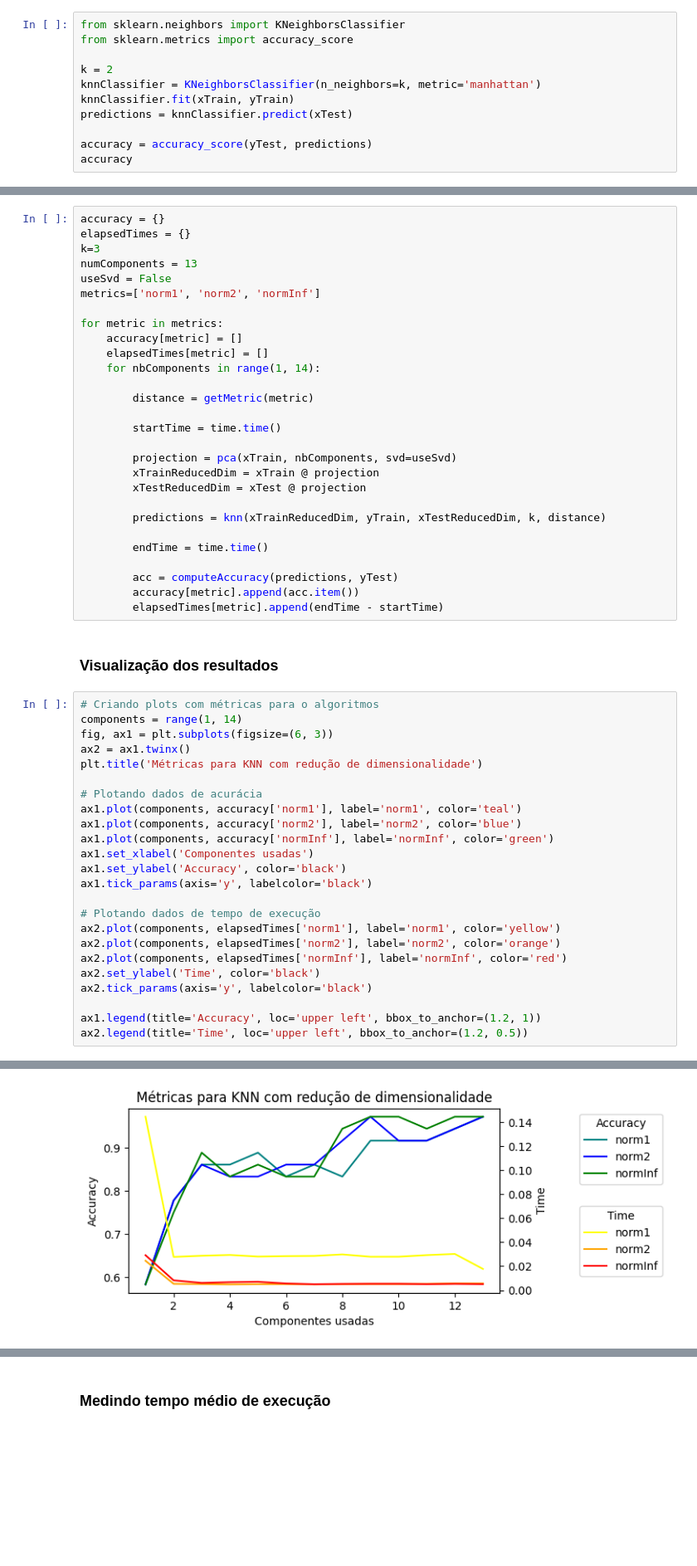
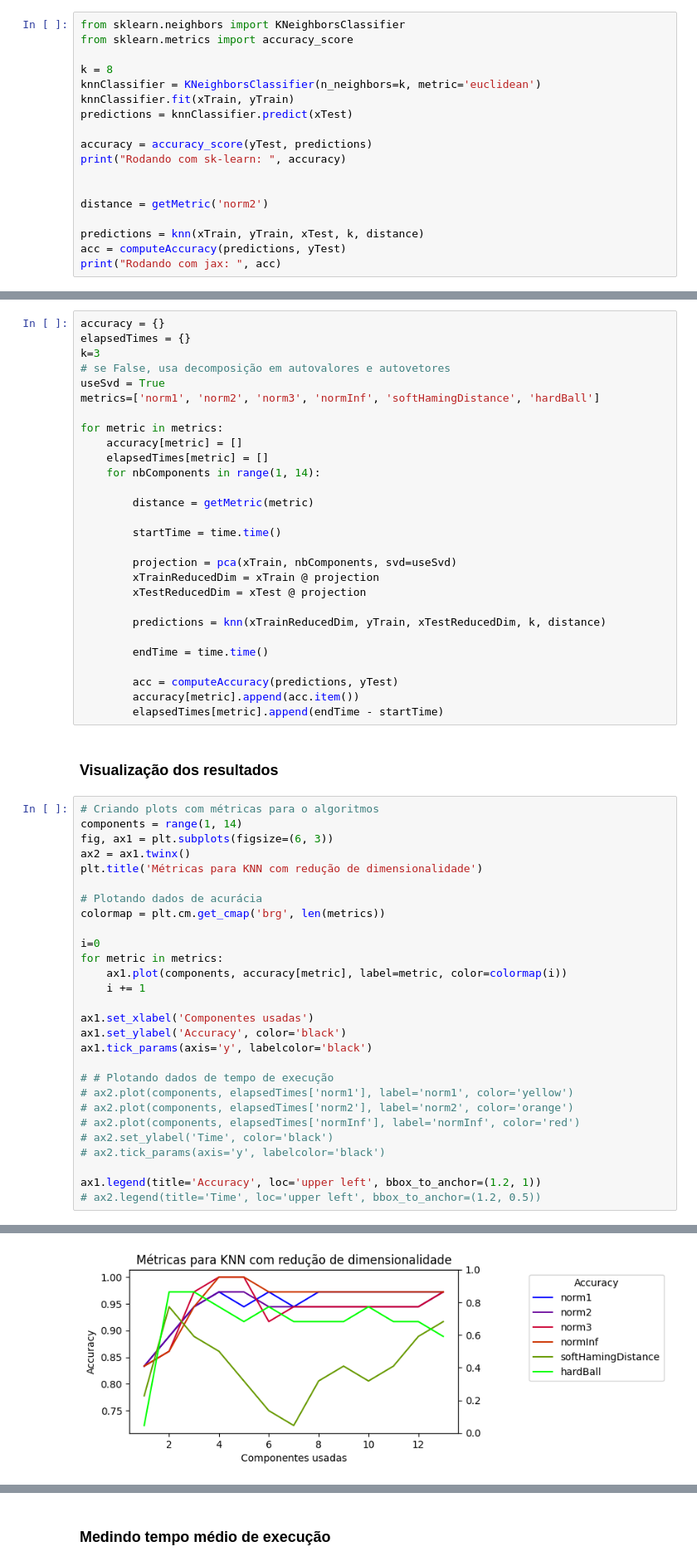
Before and after one commit to arthurkenzo/MO431_Tarefas, a Jupyter notebook: la2ml_tarefa_1.ipynb, the cells around one changed output, grey strips where cells are left out. Shown: that part at 83% size. Drawn from its saved outputs; the diff is of its cells as text; blank space fills up the shorter version.

```diff
--- a/la2ml_tarefa_1.ipynb
+++ b/la2ml_tarefa_1.ipynb
@@ -273,11 +324,18 @@ Entender como funciona a vetorização de métodos no JAX demorou um pouco, mas
 from sklearn.neighbors import KNeighborsClassifier
 from sklearn.metrics import accuracy_score
 
-k = 2
-knnClassifier = KNeighborsClassifier(n_neighbors=k, metric='manhattan')
+k = 8
+knnClassifier = KNeighborsClassifier(n_neighbors=k, metric='euclidean')
 knnClassifier.fit(xTrain, yTrain)
 predictions = knnClassifier.predict(xTest)
 
 accuracy = accuracy_score(yTest, predictions)
-accuracy
+print("Rodando com sk-learn: ", accuracy)
+
+
+distance = getMetric('norm2')
+
+predictions = knn(xTrain, yTrain, xTest, k, distance)
+acc = computeAccuracy(predictions, yTest)
+print("Rodando com jax: ", acc)
 # %% [output]
@@ -288,9 +349,9 @@ accuracy
 accuracy = {}
 elapsedTimes = {}
 k=3
-numComponents = 13
-useSvd = False
-metrics=['norm1', 'norm2', 'normInf']
+# se False, usa decomposição em autovalores e autovetores
+useSvd = True
+metrics=['norm1', 'norm2', 'norm3', 'normInf', 'softHamingDistance', 'hardBall']
 
 for metric in metrics:
     accuracy[metric] = []
@@ -317,28 +378,32 @@ for metric in metrics:
 # %%
 # Criando plots com métricas para o algoritmos
 components = range(1, 14)
 fig, ax1 = plt.subplots(figsize=(6, 3))
 ax2 = ax1.twinx()
 plt.title('Métricas para KNN com redução de dimensionalidade')
 
 # Plotando dados de acurácia
-ax1.plot(components, accuracy['norm1'], label='norm1', color='teal')
-ax1.plot(components, accuracy['norm2'], label='norm2', color='blue')
-ax1.plot(components, accuracy['normInf'], label='normInf', color='green')
+colormap = plt.cm.get_cmap('brg', len(metrics))
+
+i=0
+for metric in metrics:
+    ax1.plot(components, accuracy[metric], label=metric, color=colormap(i))
+    i += 1
+
 ax1.set_xlabel('Componentes usadas')
 ax1.set_ylabel('Accuracy', color='black')
 ax1.tick_params(axis='y', labelcolor='black')
 
-# Plotando dados de tempo de execução
-ax2.plot(components, elapsedTimes['norm1'], label='norm1', color='yellow')
-ax2.plot(components, elapsedTimes['norm2'], label='norm2', color='orange')
-ax2.plot(components, elapsedTimes['normInf'], label='normInf', color='red')
-ax2.set_ylabel('Time', color='black')
-ax2.tick_params(axis='y', labelcolor='black')
+# # Plotando dados de tempo de execução
+# ax2.plot(components, elapsedTimes['norm1'], label='norm1', color='yellow')
+# ax2.plot(components, elapsedTimes['norm2'], label='norm2', color='orange')
+# ax2.plot(components, elapsedTimes['normInf'], label='normInf', color='red')
+# ax2.set_ylabel('Time', color='black')
+# ax2.tick_params(axis='y', labelcolor='black')
 
 ax1.legend(title='Accuracy', loc='upper left', bbox_to_anchor=(1.2, 1))
-ax2.legend(title='Time', loc='upper left', bbox_to_anchor=(1.2, 0.5))
+# ax2.legend(title='Time', loc='upper left', bbox_to_anchor=(1.2, 0.5))
 # %% [output]
 <matplotlib.legend.Legend at 0x...>
-[figure, old version]
+[figure, new version]
 # %% [markdown]
```
Also changed, not shown: parts of 17 cells of this notebook.
